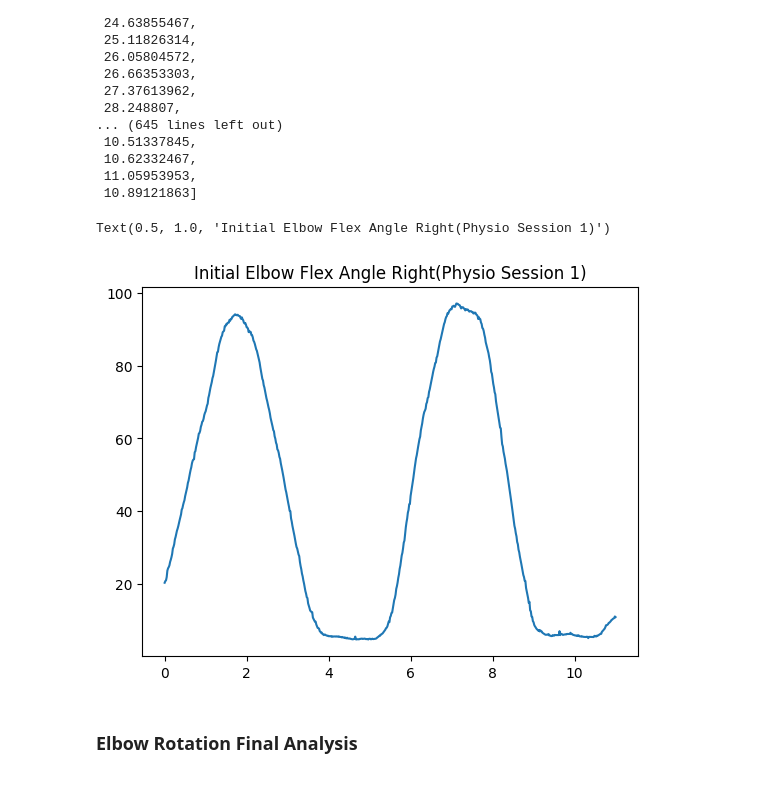
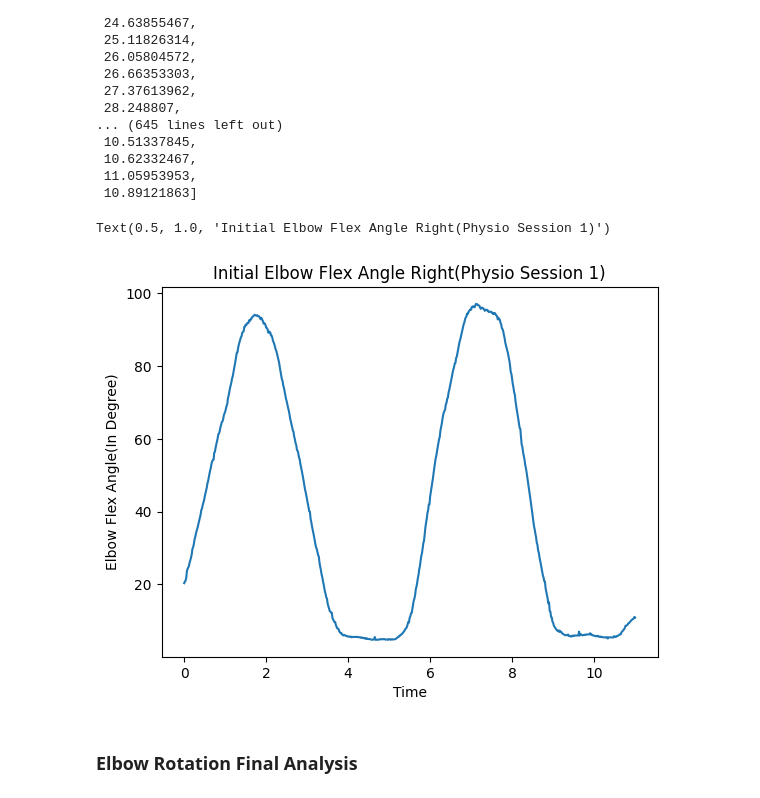
Before and after one commit to Jatin7385/NUS_COHORT_PROJECT, a Jupyter notebook: OpenCAP/CODE/OpenCapPhysiotherapyAnalysis.ipynb, the cells around one changed output. Saved outputs shown, nothing was run; the diff lists cells and outputs as text; code cells hidden in the pictures.

```diff
--- a/OpenCAP/CODE/OpenCapPhysiotherapyAnalysis.ipynb
+++ b/OpenCAP/CODE/OpenCapPhysiotherapyAnalysis.ipynb
@@ -241,11 +241,13 @@ elb_1
 # %%
 import matplotlib.pyplot as plt
 
 plt.plot(time1, elb_1)
+plt.xlabel('Time')
+plt.ylabel('Elbow Flex Angle(In Degree)')
 plt.title("Initial Elbow Flex Angle Right(Physio Session 1)")
 # %% [output]
 Text(0.5, 1.0, 'Initial Elbow Flex Angle Right(Physio Session 1)')
-[figure, old version]
+[figure, new version]
 # %% [markdown]
 ### Elbow Rotation Final Analysis
 # %%
```
Also changed, not shown: parts of 2 cells of this notebook, 12 other files.
